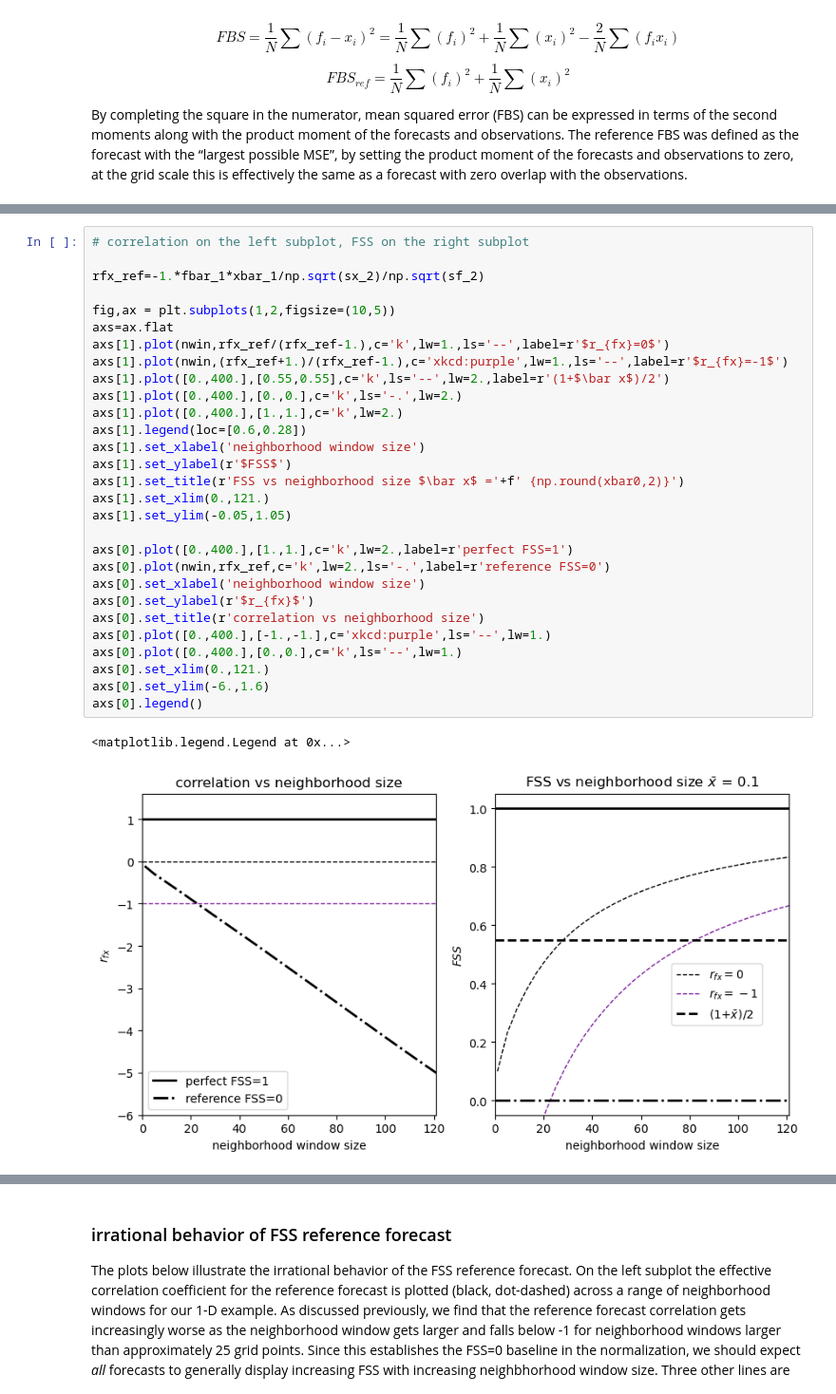
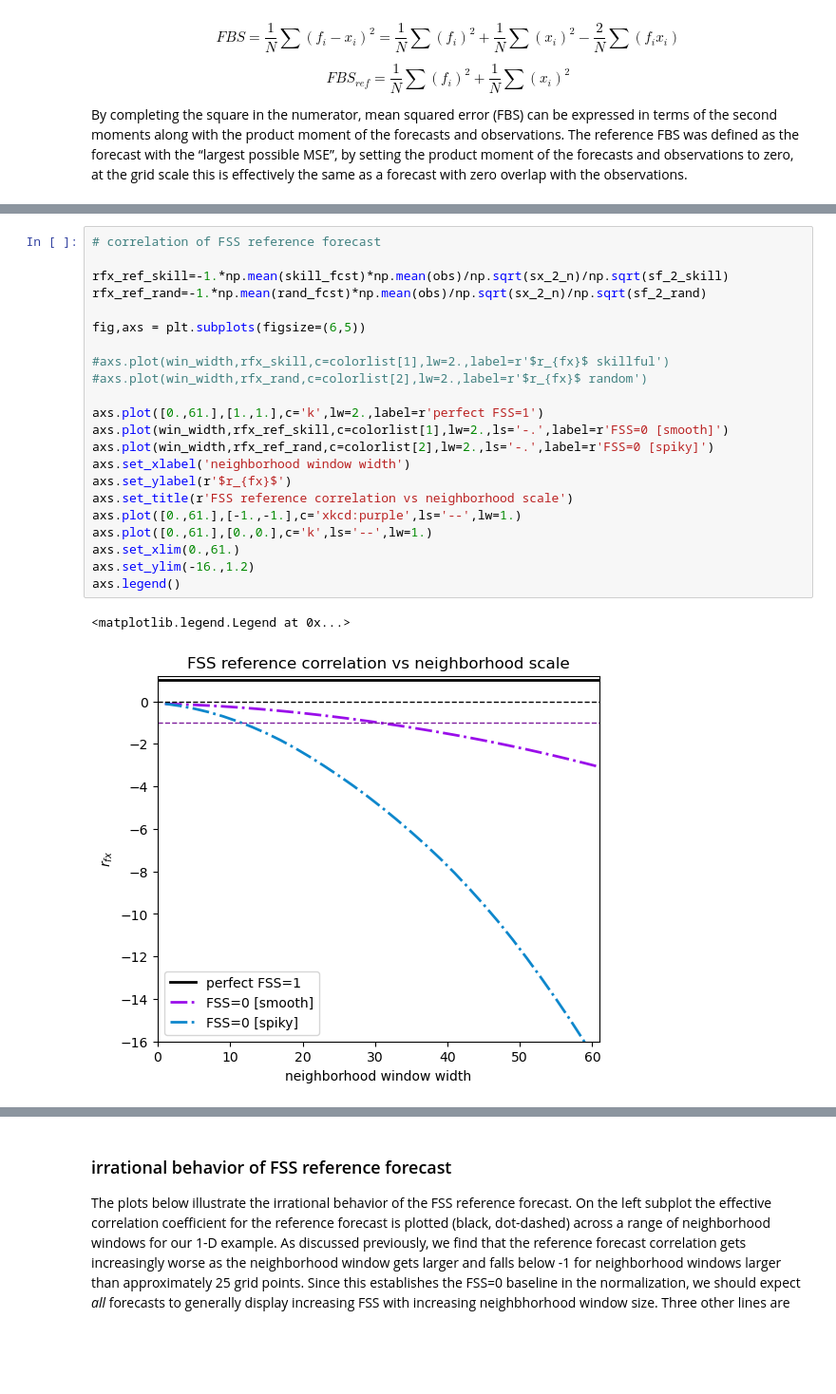
Before and after one commit to baldwin-ou/verification, a Jupyter notebook: issues_with_FSS.ipynb, the cells around one changed output, grey strips where cells are left out. Shown at 95% size. Saved outputs shown, nothing was run; the diff lists cells and outputs as text; blank space fills up the shorter version.

```diff
--- a/issues_with_FSS.ipynb
+++ b/issues_with_FSS.ipynb
@@ -337,32 +370,25 @@ FSS[r_{fx}= -1]=\frac{{r_{fx}}_{ref}+1}{{r_{fx}}_{ref}-1}
 # %%
-# correlation on the left subplot, FSS on the right subplot
+# correlation of FSS reference forecast
 
-rfx_ref=-1.*fbar_1*xbar_1/np.sqrt(sx_2)/np.sqrt(sf_2)
+rfx_ref_skill=-1.*np.mean(skill_fcst)*np.mean(obs)/np.sqrt(sx_2_n)/np.sqrt(sf_2_skill)
+rfx_ref_rand=-1.*np.mean(rand_fcst)*np.mean(obs)/np.sqrt(sx_2_n)/np.sqrt(sf_2_rand)
 
-fig,ax = plt.subplots(1,2,figsize=(10,5))
-axs=ax.flat
-axs[1].plot(nwin,rfx_ref/(rfx_ref-1.),c='k',lw=1.,ls='--',label=r'$r_{fx}=0$')
-axs[1].plot(nwin,(rfx_ref+1.)/(rfx_ref-1.),c='xkcd:purple',lw=1.,ls='--',label=r'$r_{fx}=-1$')
-axs[1].plot([0.,400.],[0.55,0.55],c='k',ls='--',lw=2.,label=r'(1+$\bar x$)/2')
-axs[1].plot([0.,400.],[0.,0.],c='k',ls='-.',lw=2.)
-axs[1].plot([0.,400.],[1.,1.],c='k',lw=2.)
-axs[1].legend(loc=[0.6,0.28])
-axs[1].set_xlabel('neighborhood window size')
-axs[1].set_ylabel(r'$FSS$')
-axs[1].set_title(r'FSS vs neighborhood size $\bar x$ ='+f' {np.round(xbar0,2)}')
-axs[1].set_xlim(0.,121.)
-axs[1].set_ylim(-0.05,1.05)
+fig,axs = plt.subplots(figsize=(6,5))
 
-axs[0].plot([0.,400.],[1.,1.],c='k',lw=2.,label=r'perfect FSS=1')
-axs[0].plot(nwin,rfx_ref,c='k',lw=2.,ls='-.',label=r'reference FSS=0')
-axs[0].set_xlabel('neighborhood window size')
-axs[0].set_ylabel(r'$r_{fx}$')
-axs[0].set_title(r'correlation vs neighborhood size')
-axs[0].plot([0.,400.],[-1.,-1.],c='xkcd:purple',ls='--',lw=1.)
-axs[0].plot([0.,400.],[0.,0.],c='k',ls='--',lw=1.)
-axs[0].set_xlim(0.,121.)
-axs[0].set_ylim(-6.,1.6)
-axs[0].legend()
+#axs.plot(win_width,rfx_skill,c=colorlist[1],lw=2.,label=r'$r_{fx}$ skillful')
+#axs.plot(win_width,rfx_rand,c=colorlist[2],lw=2.,label=r'$r_{fx}$ random')
+
+axs.plot([0.,61.],[1.,1.],c='k',lw=2.,label=r'perfect FSS=1')
+axs.plot(win_width,rfx_ref_skill,c=colorlist[1],lw=2.,ls='-.',label=r'FSS=0 [smooth]')
+axs.plot(win_width,rfx_ref_rand,c=colorlist[2],lw=2.,ls='-.',label=r'FSS=0 [spiky]')
+axs.set_xlabel('neighborhood window width')
+axs.set_ylabel(r'$r_{fx}$')
+axs.set_title(r'FSS reference correlation vs neighborhood scale')
+axs.plot([0.,61.],[-1.,-1.],c='xkcd:purple',ls='--',lw=1.)
+axs.plot([0.,61.],[0.,0.],c='k',ls='--',lw=1.)
+axs.set_xlim(0.,61.)
+axs.set_ylim(-16.,1.2)
+axs.legend()
 # %% [output]
 <matplotlib.legend.Legend at 0x...>
-[figure, old version]
+[figure, new version]
```
Also changed, not shown: parts of 53 cells of this notebook.
